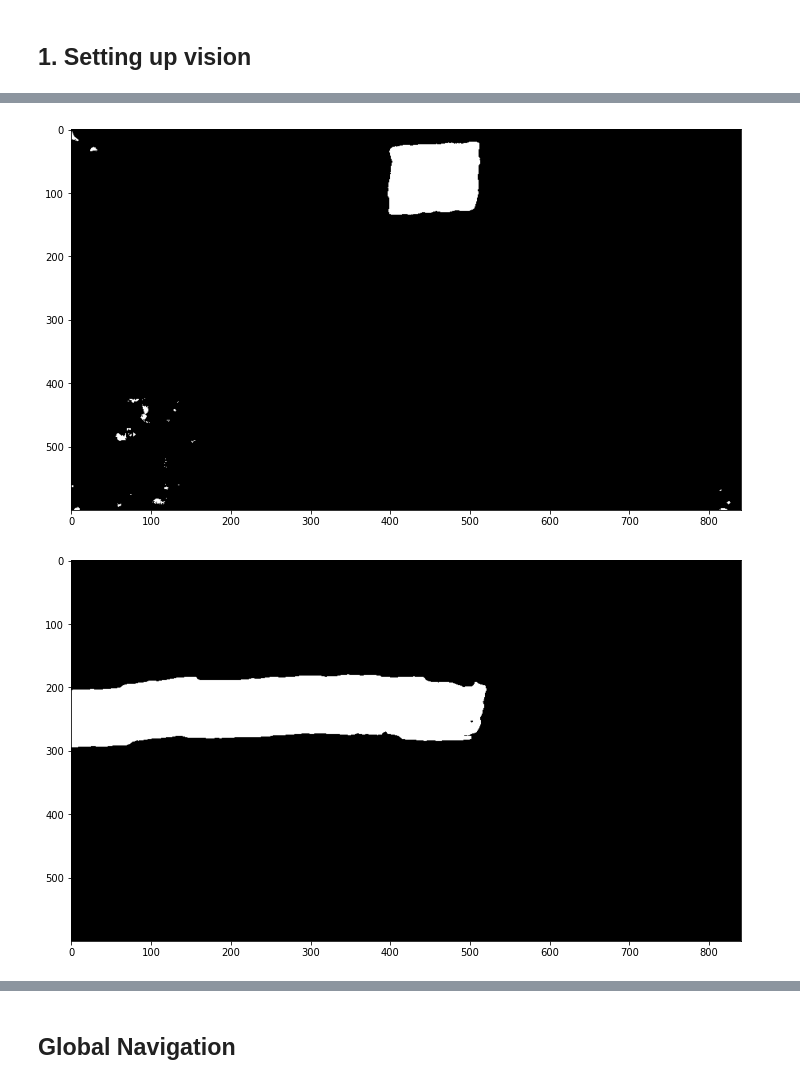
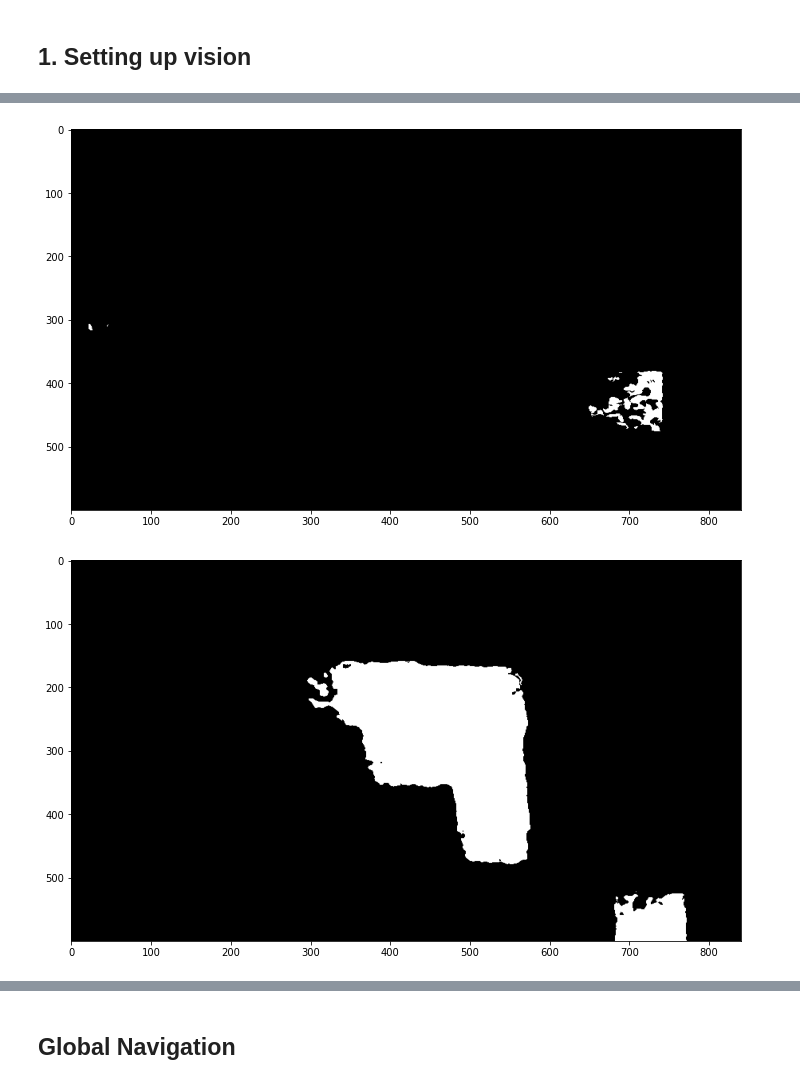
Before and after one commit to louisgevers/mobile-robotics-project, a Jupyter notebook: notebooks/project.ipynb, the cells around one changed output, grey strips where cells are left out. Saved outputs shown, nothing was run; the diff lists cells and outputs as text; code cells hidden in the pictures.

```diff
--- a/notebooks/project.ipynb
+++ b/notebooks/project.ipynb
@@ -7,7 +7,7 @@ import numpy as np
 # %% [markdown]
 ## 1. Setting up vision
 # %%
-source = vision.WebcamSource(builtin=False)
+source = vision.WebcamSource(builtin=True, recording='test.avi')
 tools = vision.VisionTools()
 # %%
 draw.plot_image(source.get_frame())
@@ -33,15 +33,15 @@ draw.plot_image(calibrated)
 # %%
-blue_bounds=vision.HSVBound(lb=np.array([20, 0, 0]), ub=np.array([180, 255, 255]))
+blue_bounds=vision.HSVBound(lb=np.array([80, 70, 0]), ub=np.array([170, 100, 140]))
 mask = tools.get_color_mask(calibrated, blue_bounds)
 draw.plot_image(mask)
 # %% [output]
-[figure, old version]
+[figure, new version]
 # %%
-red_bounds=vision.HSVBound(lb=np.array([0, 230, 90]), ub=np.array([180, 255, 255]))
+red_bounds=vision.HSVBound(lb=np.array([140, 130, 90]), ub=np.array([180, 255, 255]))
 mask = tools.get_color_mask(calibrated, red_bounds)
 draw.plot_image(mask)
 # %% [output]
-[figure, old version]
+[figure, new version]
 # %%
 pipeline = vision.VisionPipeline(source, tools=tools, red_bounds=red_bounds, blue_bounds=blue_bounds, dilate_factor=160)
 # %%
```
Also changed, not shown: parts of 11 cells of this notebook, 13 other files.
